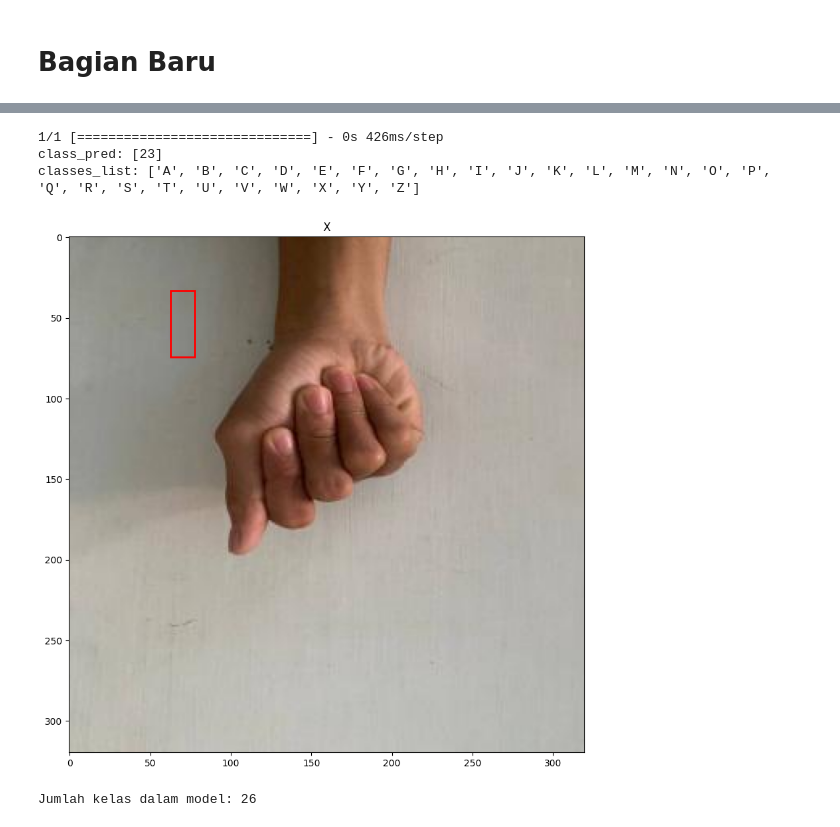
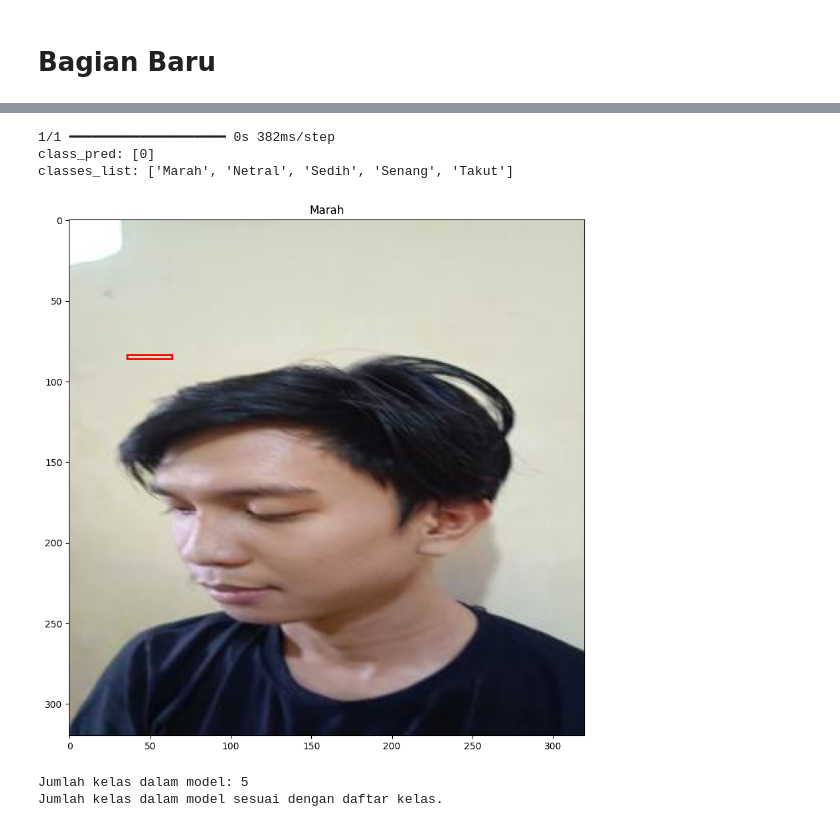
Before and after one commit to IF-Apps/facedetection, a Jupyter notebook: testMN- Copy.ipynb, the cells around one changed output, grey strips where cells are left out. Saved outputs shown, nothing was run; the diff lists cells and outputs as text; code cells hidden in the pictures.

```diff
--- a/testMN- Copy.ipynb
+++ b/testMN- Copy.ipynb
@@ -285,7 +332,11 @@ classes_list
 # %%
-# Muat daftar kelas dari file JSON
-with open('/content/drive/MyDrive/jari/classes_list.json', 'r') as f:
+import json
+
+# Muat daftar kelas dari file JSON di direktori lokal
+
+
+with open('data/classes_list.json', 'r') as f:
     classes_list = json.load(f)
 
-    print(classes_list)
+print(classes_list)
 # %% [output]
@@ -384,12 +458,24 @@ weighted avg       0.77      0.69      0.67       319
 # %%
+import os
 import cv2
 import numpy as np
 import matplotlib.pyplot as plt
 
 # Fungsi untuk memuat dan menampilkan gambar dengan prediksi bounding box
 def validate_single_image(image_path, model, classes_list):
+    # Periksa apakah path gambar ada
+    if not os.path.exists(image_path):
+        print(f"Error: Path gambar tidak ditemukan: {image_path}")
+        return
+
     # Memuat gambar dari path
     image = cv2.imread(image_path)
+
+    # Periksa apakah gambar berhasil dimuat
+    if image is None:
+        print(f"Error: Gambar tidak ditemukan atau tidak dapat dimuat dari path: {image_path}")
+        return
+
     image_rgb = cv2.cvtColor(image, cv2.COLOR_BGR2RGB)  # Konversi ke format RGB
 
     # Reshape gambar untuk model
@@ -417,7 +503,12 @@ def validate_single_image(image_path, model, classes_list):
     plt.show()
 
 # Contoh penggunaan
-# Pastikan path gambar sesuai dengan lokasi gambar yang ingin Anda uji
-image_path = 'path_to_your_image.jpg'  # Ganti dengan path gambar Anda
+# Ganti 'path_to_your_image.jpg' dengan path absolut dari gambar Anda
+image_path = './arya4/images/IMG-20240622-WA0017_jpg.rf.49b4b48e157e44c493f43bdf729e0723.jpg'  # Ganti dengan path gambar Anda
+
+# Verifikasi bahwa file tersebut ada di direktori saat ini
+# print("Daftar file di direktori saat ini:", os.listdir('.'))
+
+# Memanggil fungsi untuk memuat dan menampilkan gambar
 validate_single_image(image_path, model, classes_list)
 # %% [output]
@@ -425,4 +517,5 @@ error: OpenCV(4.8.0) /io/opencv/modules/imgproc/src/color.cpp:182: error: (-215:
 # %%
+import os
 import cv2
 import numpy as np
 import matplotlib.pyplot as plt
@@ -430,11 +523,12 @@ from tensorflow.keras.models import load_model
 import json
 
 # Muat model yang telah dilatih
-model_path = '/content/drive/MyDrive/Materi/jari/model_checkpoint.h5'
+model_path = './checkpoints/model_checkpoint2.keras'  # Ganti dengan path lokal ke model Anda
 model = load_model(model_path)
 
 # Muat daftar kelas dari file JSON
-with open('/content/drive/MyDrive/jari/classes_list.json', 'r') as f:
+classes_list_path = './data/classes_list.json'  # Ganti dengan path lokal ke file JSON Anda
+with open(classes_list_path, 'r') as f:
     classes_list = json.load(f)
 
 # Fungsi untuk memuat gambar uji
@@ -462,38 +556,38 @@ def display_test_image(image_path, bbox_pred, class_pred, classes_list):
     print(f"classes_list: {classes_list}")
 
     if class_pred[0] < len(classes_list):
         label = classes_list[class_pred[0]]
     else:
         label = "Unknown"
 
     image = cv2.imread(image_path)
     image = cv2.resize(image, (320, 320))
     bbox = bbox_pred[0]
 
     plt.figure(figsize=(10, 10))
     plt.imshow(cv2.cvtColor(image, cv2.COLOR_BGR2RGB))
     plt.gca().add_patch(plt.Rectangle((bbox[0], bbox[1]), bbox[2] - bbox[0], bbox[3] - bbox[1],
                                       edgecolor='red', facecolor='none', linewidth=2))
     plt.title(label)
     plt.show()
 
 # Path ke gambar uji
-test_image_path = '/content/drive/MyDrive/jari/jari/images/photo1719277181-10-_jpeg.rf.7dc2707ae46061a2eeae12b97342cb03.jpg'
+test_image_path = './arya3/images/IMG20240611172129_jpg.rf.7dd7dfdc7a4129573d41b3497cc37765.jpg'  # Ganti dengan path lokal ke gambar uji Anda
 
 # Muat dan pra-pemroses gambar uji
 test_image = load_test_image(test_image_path)
 preprocessed_image = preprocess_image(test_image)
 
 # Buat prediksi
 bbox_pred, class_pred = make_predictions(model, preprocessed_image)
 
 # Tampilkan hasil
 display_test_image(test_image_path, bbox_pred, class_pred, classes_list)
 # %% [output]
-1/1 [==============================] - 0s 426ms/step
-class_pred: [23]
-classes_list: ['A', 'B', 'C', 'D', 'E', 'F', 'G', 'H', 'I', 'J', 'K', 'L', 'M', 'N', 'O', 'P', 'Q', 'R', 'S', 'T', 'U', 'V', 'W', 'X', 'Y', 'Z']
+1/1 ━━━━━━━━━━━━━━━━━━━━ 0s 382ms/step
+class_pred: [0]
+classes_list: ['Marah', 'Netral', 'Sedih', 'Senang', 'Takut']
-[figure, old version]
+[figure, new version]
 # %%
 from tensorflow.keras.models import load_model
 
@@ -502,10 +596,29 @@ model_path = '/content/drive/MyDrive/Materi/jari/model_checkpoint.h5'
 model = load_model(model_path)
-# %%
-# Mendapatkan jumlah kelas dari model
-num_classes = model.layers[-1].output_shape[-1]
-print(f"Jumlah kelas dalam model: {num_classes}")
-# %% [output]
-Jumlah kelas dalam model: 26
+# %%
+from tensorflow.keras.models import load_model
+import json
+
+# Muat model yang telah dilatih
+model_path = './checkpoints/model_checkpoint2.keras'  # Ganti dengan path lokal ke model Anda
+model = load_model(model_path)
+
+# Mendapatkan jumlah kelas dari model
+# Ubah cara mendapatkan jumlah kelas dari lapisan Dense terakhir
+num_classes = model.layers[-1].units  # 	•	model.layers[-1].units digunakan untuk mendapatkan jumlah unit (kelas) dari lapisan Dense terakhir.
+print(f"Jumlah kelas dalam model: {num_classes}")
+
+# Memastikan jumlah kelas sesuai dengan daftar kelas
+classes_list_path = './data/classes_list.json'  # Ganti dengan path lokal ke file JSON Anda
+with open(classes_list_path, 'r') as f:
+    classes_list = json.load(f)
+
+if num_classes == len(classes_list):
+    print("Jumlah kelas dalam model sesuai dengan daftar kelas.")
+else:
+    print(f"Warning: Jumlah kelas dalam model ({num_classes}) tidak sesuai dengan daftar kelas ({len(classes_list)})")
+# %% [output]
+Jumlah kelas dalam model: 5
+Jumlah kelas dalam model sesuai dengan daftar kelas.
 # %%
 # Pastikan bahwa output layer adalah layer Dense dengan aktivasi softmax
 output_layer = model.layers[-1]
```
Also changed, not shown: parts of 25 cells of this notebook, 6 other files.
